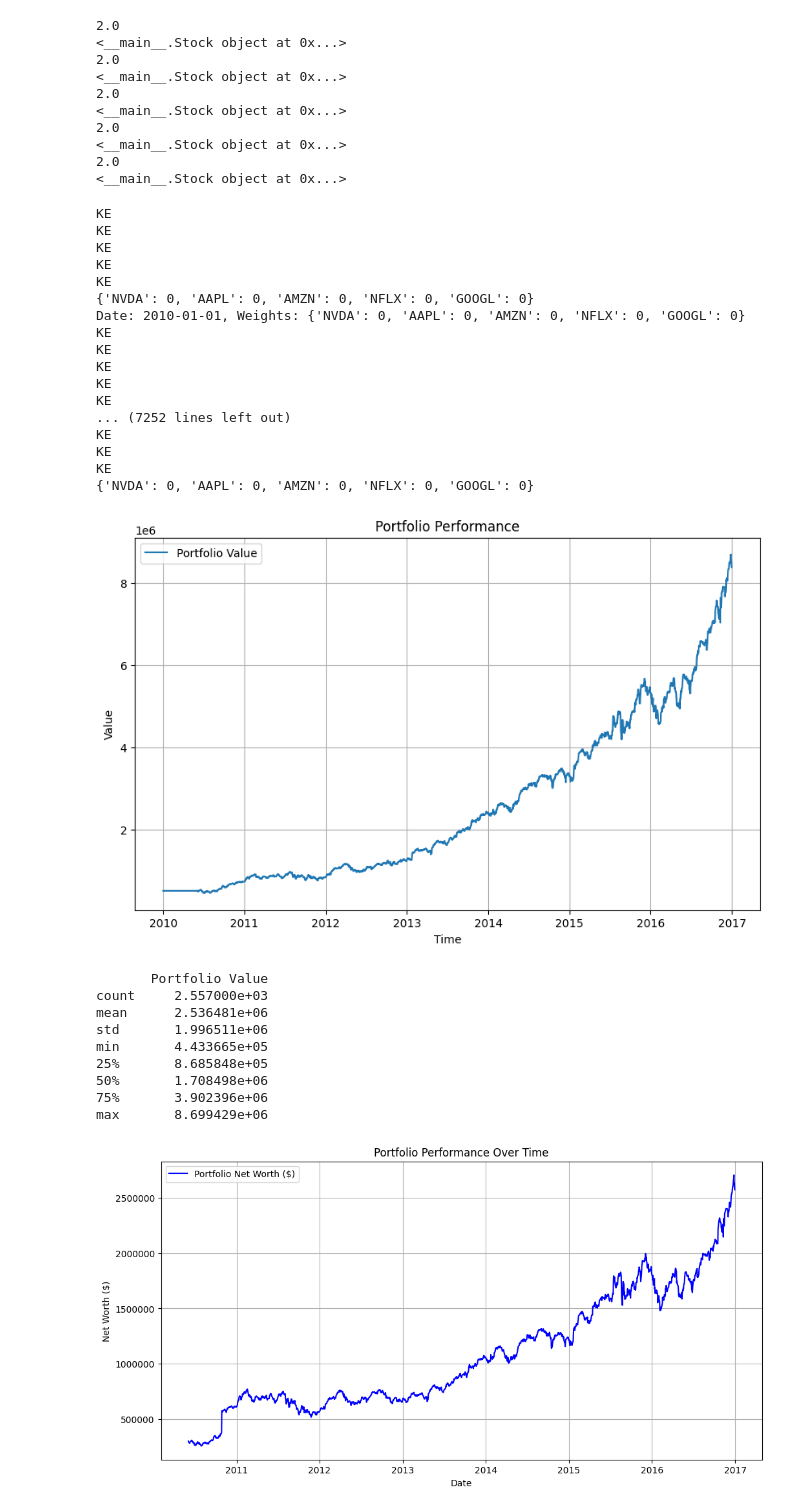
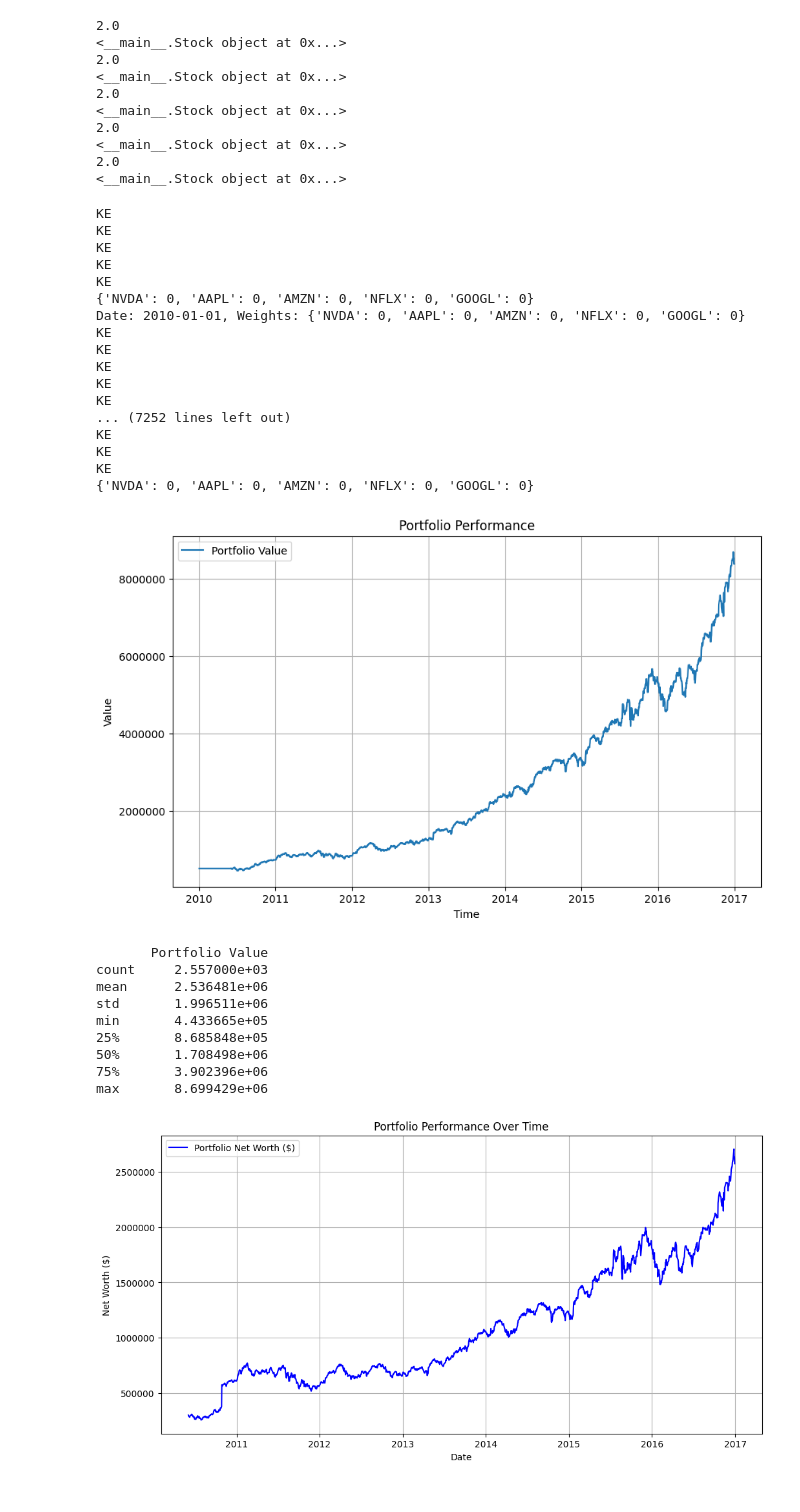
Before and after one commit to myonster/eventbasedbacktester, a Jupyter notebook: IS4226 - Final-Term Project/Group6_FinalTerm.ipynb, the cells around one changed output. Saved outputs shown, nothing was run; the diff lists cells and outputs as text; code cells hidden in the pictures.

Commit message:
plot axis changed to full numbers

```diff
--- a/IS4226 - Final-Term Project/Group6_FinalTerm.ipynb
+++ b/IS4226 - Final-Term Project/Group6_FinalTerm.ipynb
@@ -336,6 +336,8 @@ for stock_name, stock in CC_RSI_portfolio.stocks.items():
 2.0
 <__main__.Stock object at 0x...>
 # %%
+from matplotlib.ticker import FormatStrFormatter
+
 class Backtester():
 
     def __init__(self, portfolio):
@@ -396,34 +398,37 @@ class Backtester():
         plt.ylabel("Value")
         plt.legend()
         plt.grid(True)
+        ax = plt.gca()
+        ax.yaxis.set_major_formatter(FormatStrFormatter('%.0f'))
+
         plt.show()
 
         # stats
         df = pd.DataFrame(values[1:], index=pd.date_range(start_date, end_date, freq='D'), columns=['Portfolio Value']) # Start plotting from the second day
         print(df.describe())
 
 
 backtester = Backtester(CC_RSI_portfolio)
 backtester.run('2010-01-01', '2016-12-31')
 # %% [output]
 KE
 KE
 KE
 KE
 KE
 {'NVDA': 0, 'AAPL': 0, 'AMZN': 0, 'NFLX': 0, 'GOOGL': 0}
 Date: 2010-01-01, Weights: {'NVDA': 0, 'AAPL': 0, 'AMZN': 0, 'NFLX': 0, 'GOOGL': 0}
 KE
 KE
 KE
 KE
 KE
 ... (7252 lines left out)
 KE
 KE
 KE
 {'NVDA': 0, 'AAPL': 0, 'AMZN': 0, 'NFLX': 0, 'GOOGL': 0}
-[figure, old version]
+[figure, new version]
        Portfolio Value
 count     2.557000e+03
 mean      2.536481e+06
```
